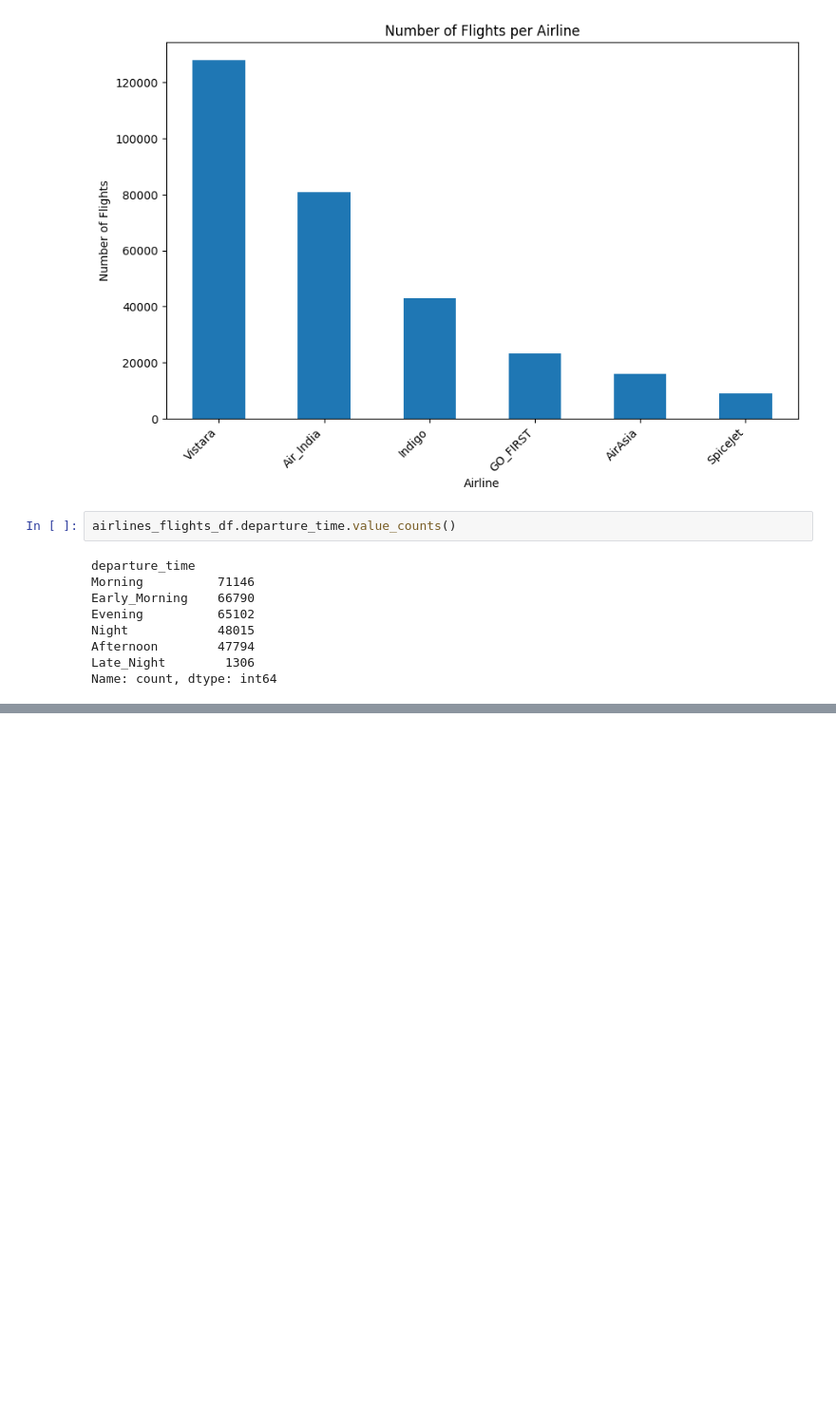
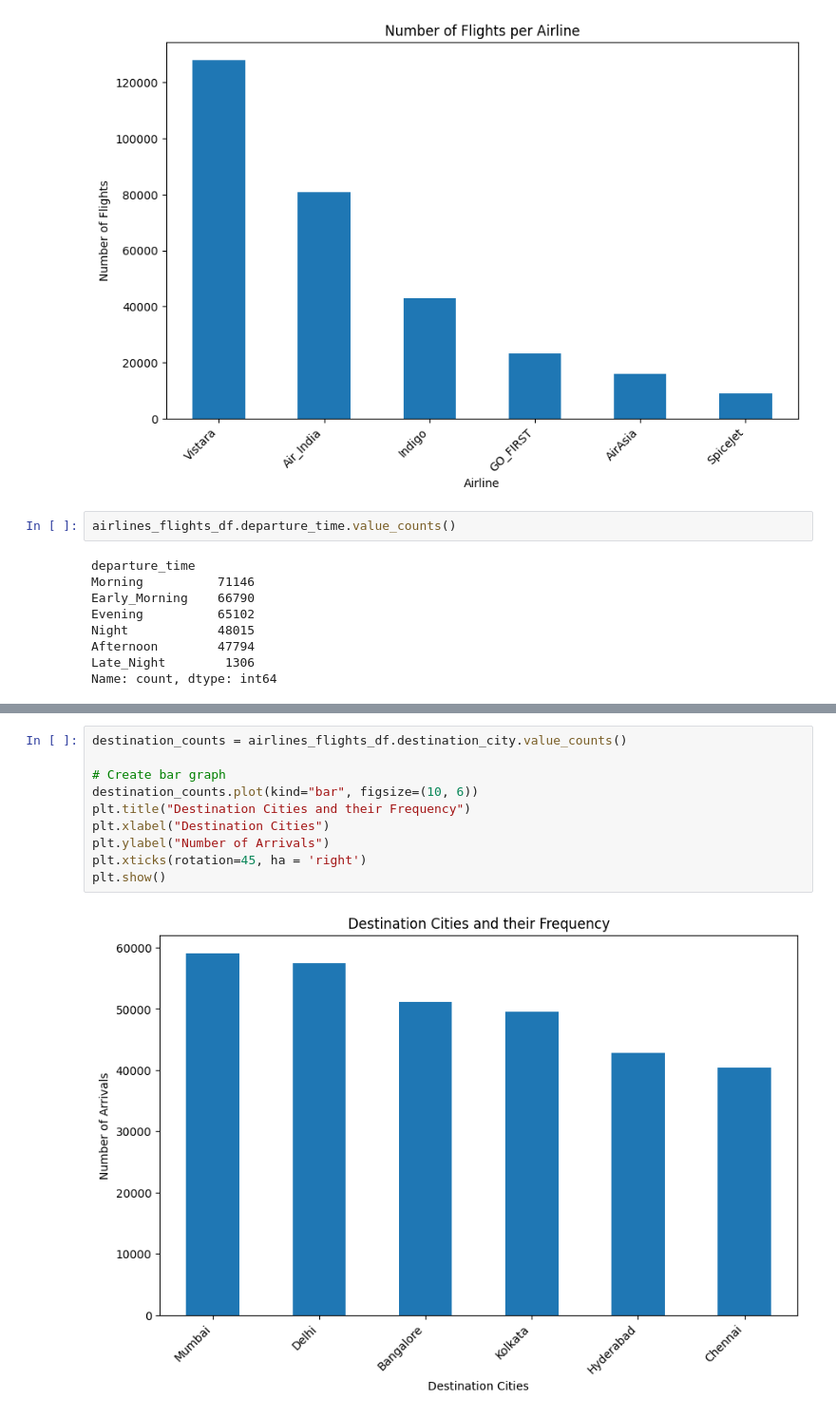
Before and after one commit to build-summer-2025/async-final-project-purple-Eric, a Jupyter notebook: final_project_example.ipynb, the cells around one changed output, grey strips where cells are left out. Shown: that part at 95% size. Cells and saved outputs as stored; diff of their text form; blank space fills up the shorter version.

```diff
--- a/final_project_example.ipynb
+++ b/final_project_example.ipynb
@@ -67,0 +78,12 @@ Text(0.5, 1.0, 'Departure Time Comparison')
+# %%
+destination_counts = airlines_flights_df.destination_city.value_counts()
+
+# Create bar graph
+destination_counts.plot(kind="bar", figsize=(10, 6))
+plt.title("Destination Cities and their Frequency")
+plt.xlabel("Destination Cities")
+plt.ylabel("Number of Arrivals")
+plt.xticks(rotation=45, ha = 'right')
+plt.show()
+# %% [output]
+[figure, added]
```
Also changed, not shown: parts of 2 cells of this notebook, 3 other files.
